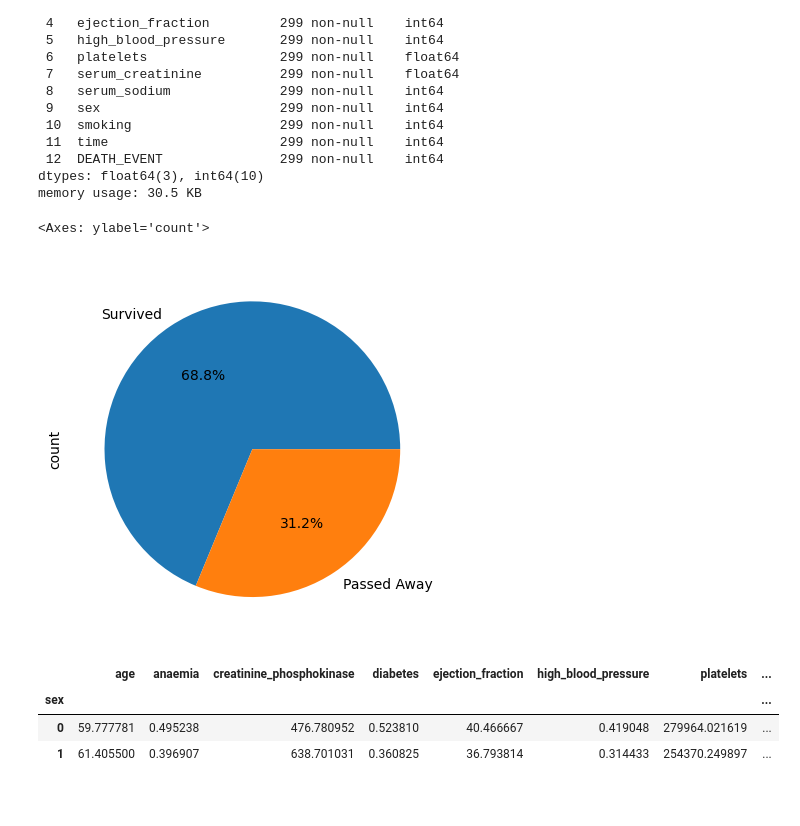
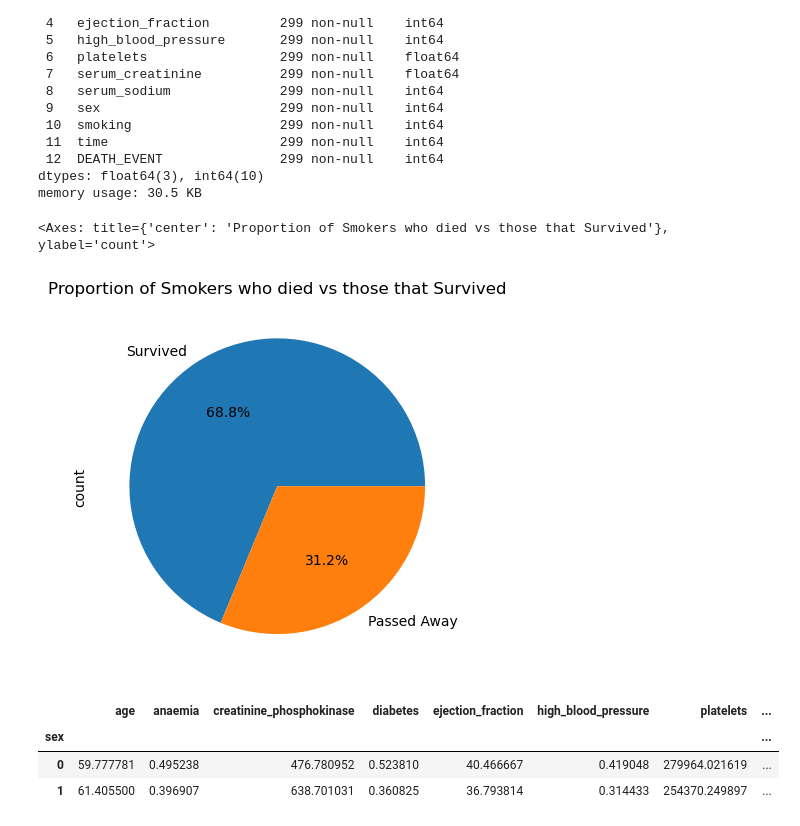
Before and after one commit to OmarMash/LHL-Midterm-Project, a Jupyter notebook: DataELT.ipynb, the cells around one changed output. Drawn from its saved outputs; the diff is of its cells as text; code cells hidden in the pictures; blank space fills up the shorter version.

```diff
--- a/DataELT.ipynb
+++ b/DataELT.ipynb
@@ -47,12 +47,12 @@ bins = [0,5,10,15,20,25,30,35,40,45]
 # %%
 # creating pie chart of smoker who died vs not
 smokers_df = HFdata.loc[HFdata['smoking'] == 1]
 smoker_pie_chart = smokers_df["DEATH_EVENT"].value_counts()
 smoker_pie_chart.rename(index = {0:'Survived', 1:'Passed Away'}, inplace= True)
-smoker_pie_chart.plot(kind='pie',autopct = '%1.1f%%')
+smoker_pie_chart.plot(kind='pie',autopct = '%1.1f%%', title = "Proportion of Smokers who died vs those that Survived")
 # %% [output]
-<Axes: ylabel='count'>
+<Axes: title={'center': 'Proportion of Smokers who died vs those that Survived'}, ylabel='count'>
-[figure, old version]
+[figure, new version]
 # %%
 HFdata.groupby("sex").mean()
 # %% [output]
```
Also changed, not shown: parts of 2 cells of this notebook, 4 other files.
